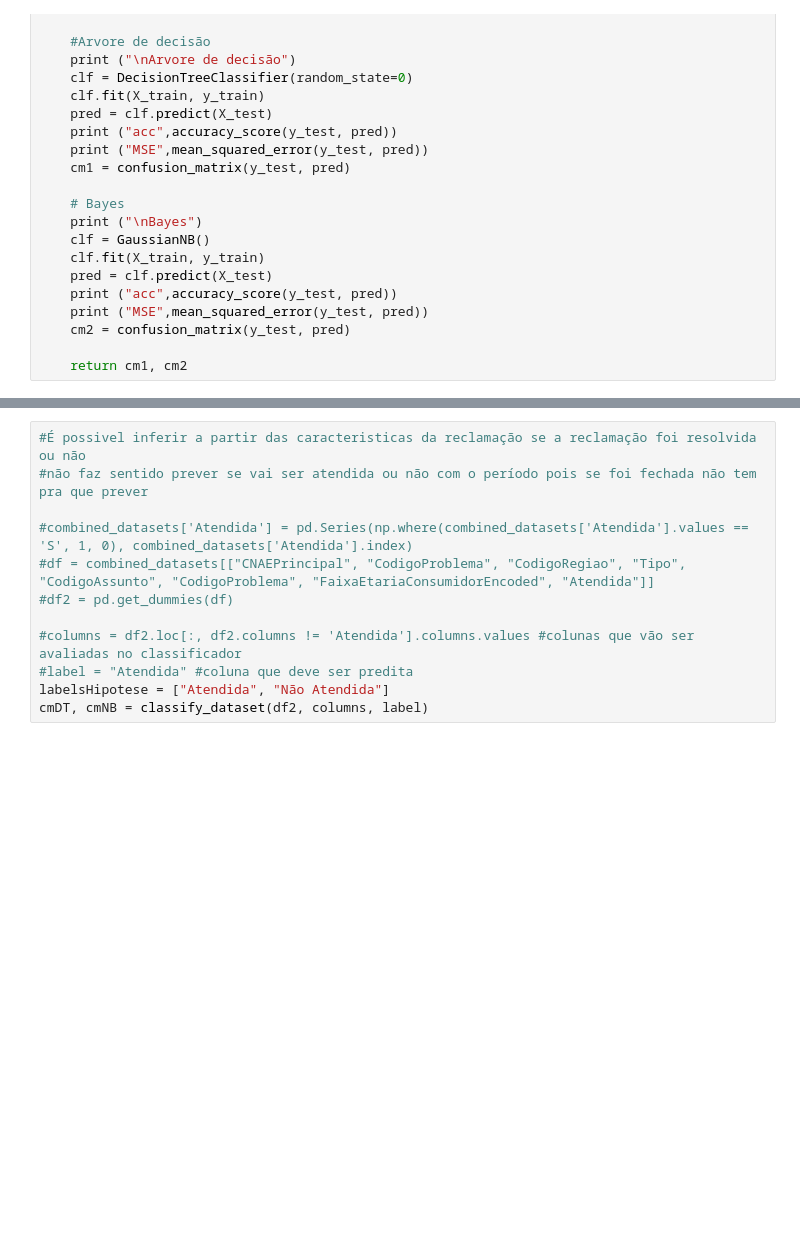
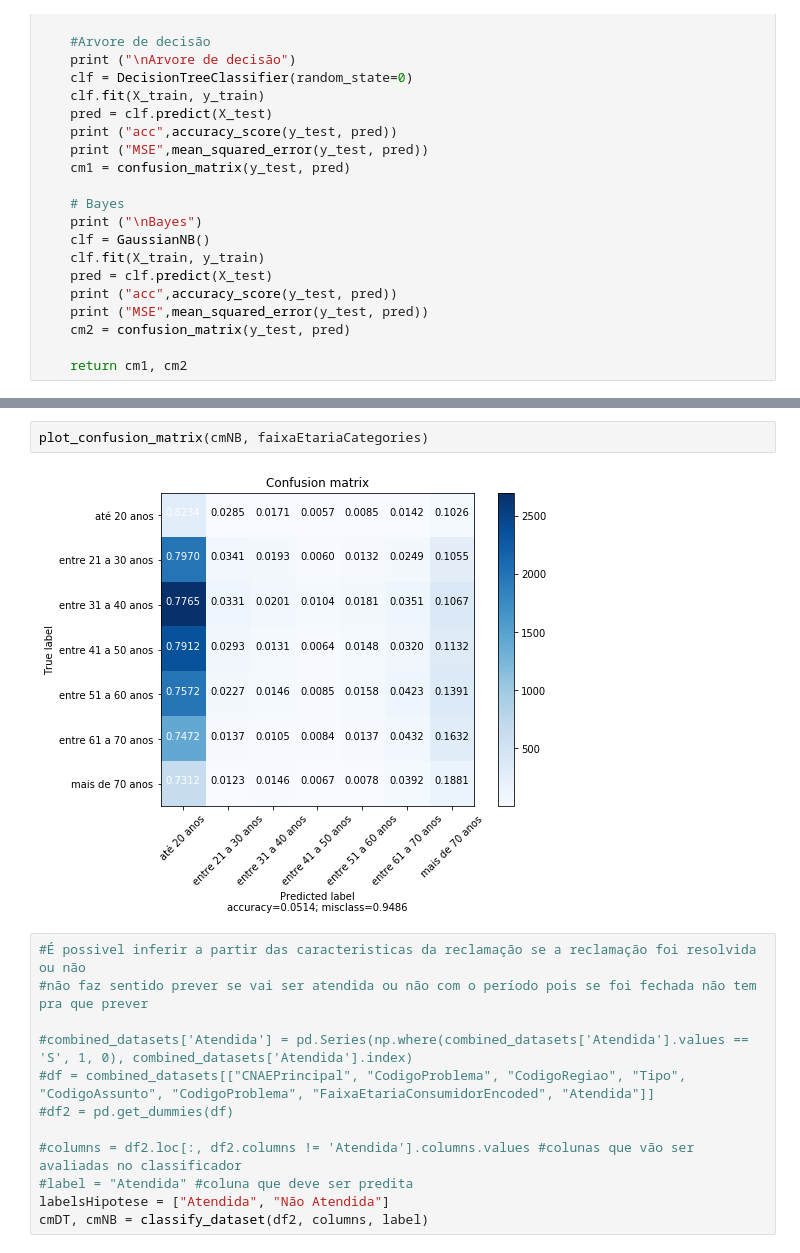
Before and after one commit to if1015-datascience-ufpe/2018-2-projeto-cambridge-analytica, a Jupyter notebook: script.ipynb, the cells around one changed output, grey strips where cells are left out. Saved outputs shown, nothing was run; the diff lists cells and outputs as text; blank space fills up the shorter version.

```diff
--- a/script.ipynb
+++ b/script.ipynb
@@ -406,3 +394,7 @@ plot_confusion_matrix(cmDT, faixaEtariaCategories)
+# %%
+plot_confusion_matrix(cmNB, faixaEtariaCategories)
+# %% [output]
+[figure, added]
 # %%
 #É possivel inferir a partir das caracteristicas da reclamação se a reclamação foi resolvida ou não
 #não faz sentido prever se vai ser atendida ou não com o período pois se foi fechada não tem pra que prever
```
Also changed, not shown: parts of 2 cells of this notebook.
